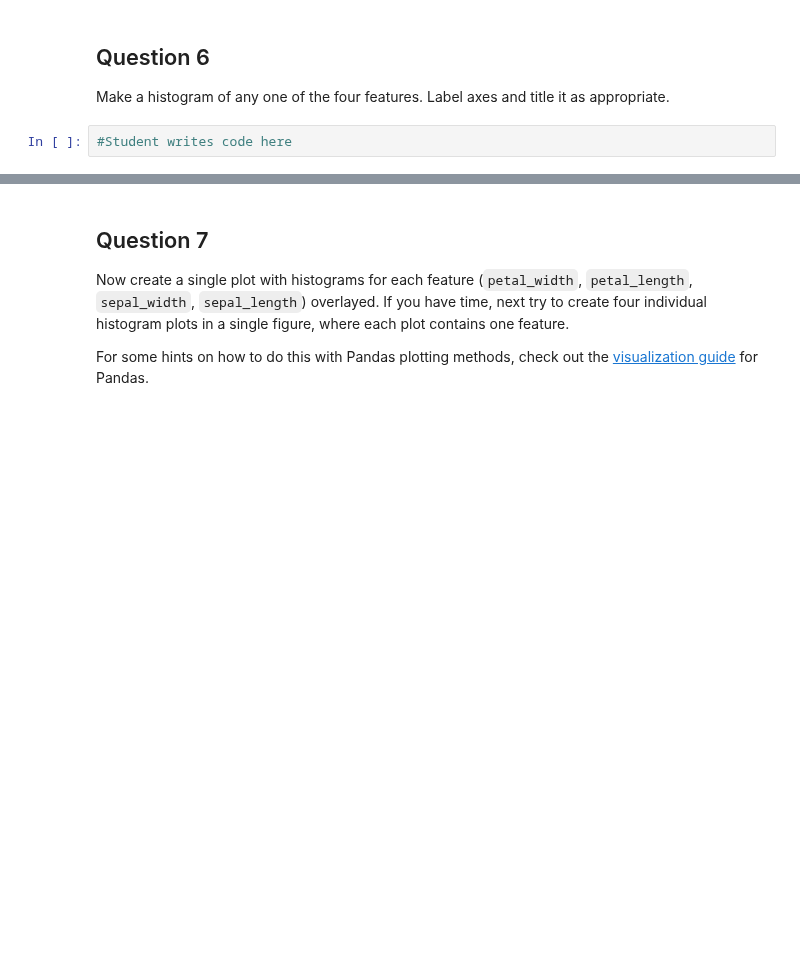
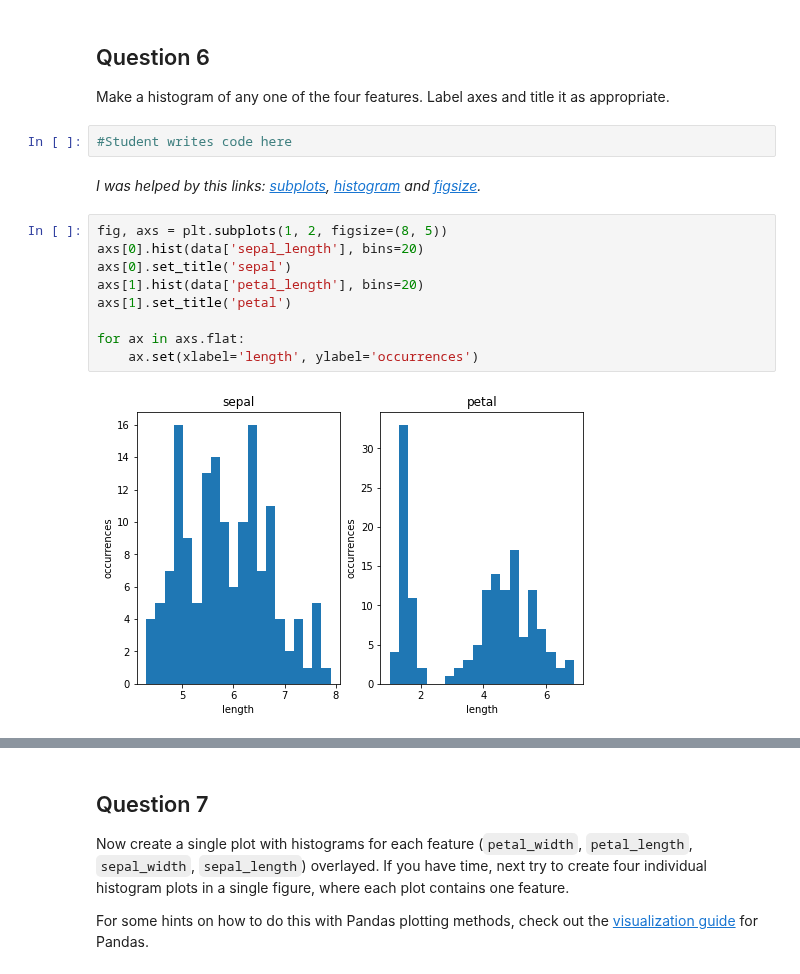
Before and after one commit to MosheMann5750/ML, a Jupyter notebook: Week1_Introduction_to_Machine_Learning_and_Toolkit_HW.ipynb, the cells around one changed output, grey strips where cells are left out. Saved outputs shown, nothing was run; the diff lists cells and outputs as text; blank space fills up the shorter version.

```diff
--- a/Week1_Introduction_to_Machine_Learning_and_Toolkit_HW.ipynb
+++ b/Week1_Introduction_to_Machine_Learning_and_Toolkit_HW.ipynb
@@ -203,3 +203,16 @@ ax.set(xlabel='Sepal Length (cm)',
 Make a histogram of any one of the four features. Label axes and title it as appropriate.
 # %%
 #Student writes code here
+# %% [markdown]
+*I was helped by this links: [subplots](https://matplotlib.org/devdocs/gallery/subplots_axes_and_figures/subplots_demo.html), [histogram](https://matplotlib.org/stable/gallery/statistics/hist.html) and [figsize](https://matplotlib.org/stable/api/_as_gen/matplotlib.pyplot.figure.html).*
+# %%
+fig, axs = plt.subplots(1, 2, figsize=(8, 5))
+axs[0].hist(data['sepal_length'], bins=20)
+axs[0].set_title('sepal')
+axs[1].hist(data['petal_length'], bins=20)
+axs[1].set_title('petal')
+
+for ax in axs.flat:
+    ax.set(xlabel='length', ylabel='occurrences')
+# %% [output]
+[figure, added]
```
Also changed, not shown: parts of 1 cell of this notebook.
